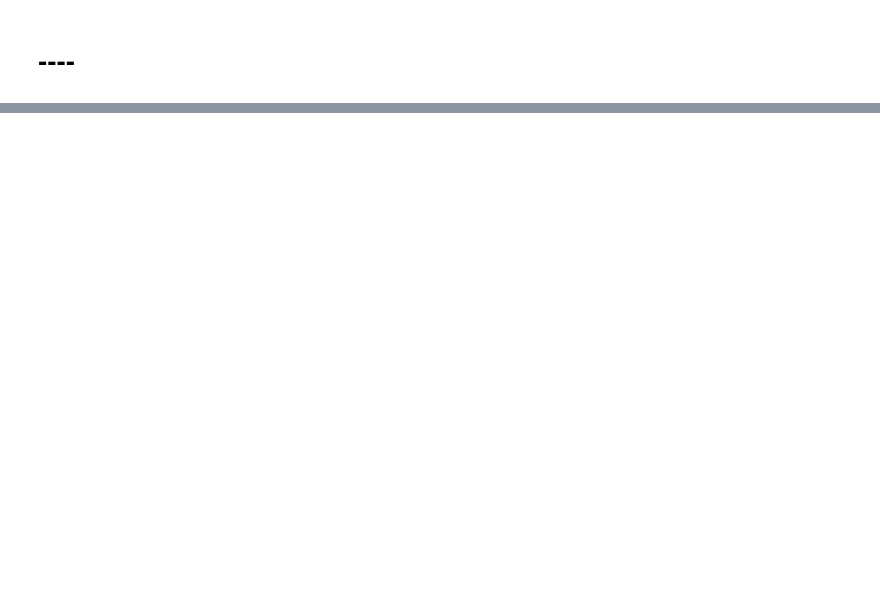
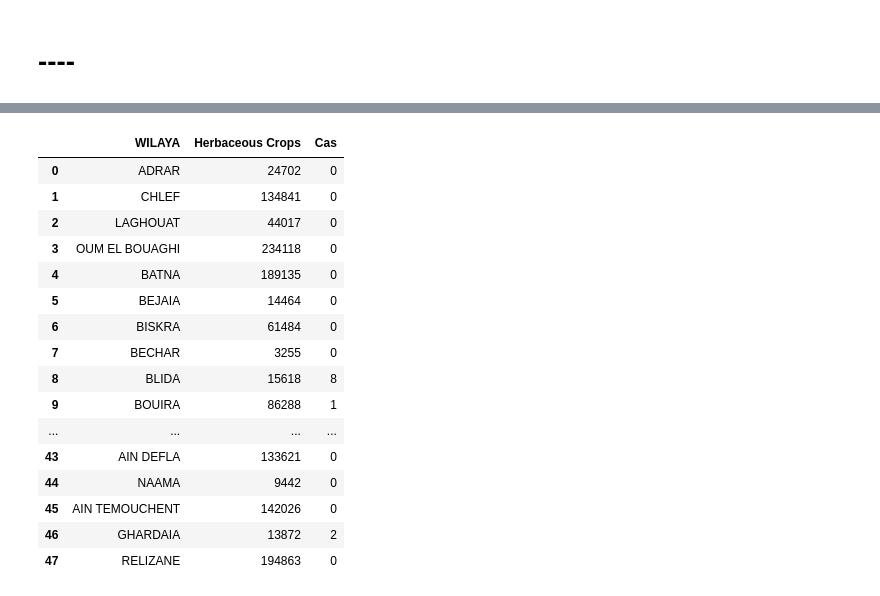
Before and after one commit to Mouadh-Bourezg/DataMiningProject, a Jupyter notebook: projectNotebook.ipynb, the cells around one changed output, grey strips where cells are left out. Drawn from its saved outputs; the diff is of its cells as text; code cells hidden in the pictures; blank space fills up the shorter version.

```diff
--- a/projectNotebook.ipynb
+++ b/projectNotebook.ipynb
@@ -29,0 +95,2 @@ array(['ADRAR', 'CHLEF', 'LAGHOUAT', 'OUM EL BOUAGHI', 'BATNA', 'BEJAIA',
+# %%
+LSD_Stats_Df.drop(columns=["Division administrative"],inplace=True)
@@ -29,0 +177,25 @@ array(['ADRAR', 'CHLEF', 'LAGHOUAT', 'OUM EL BOUAGHI', 'BATNA', 'BEJAIA',
+# %%
+merged_df = pd.merge(Herbaceous_Crops_Df, LSD_Stats_Df, on='WILAYA', how='left')
+
+# Fill missing 'Cas' values with 0
+merged_df['Cas'] = merged_df['Cas'].fillna(0).astype(int)
+
+merged_df
+# %% [output]
+|  | WILAYA | Herbaceous Crops | Cas |
+| 0 | ADRAR | 24702 | 0 |
+| 1 | CHLEF | 134841 | 0 |
+| 2 | LAGHOUAT | 44017 | 0 |
+| 3 | OUM EL BOUAGHI | 234118 | 0 |
+| 4 | BATNA | 189135 | 0 |
+| 5 | BEJAIA | 14464 | 0 |
+| 6 | BISKRA | 61484 | 0 |
+| 7 | BECHAR | 3255 | 0 |
+| 8 | BLIDA | 15618 | 8 |
+| 9 | BOUIRA | 86288 | 1 |
+| ... | ... | ... | ... |
+| 43 | AIN DEFLA | 133621 | 0 |
+| 44 | NAAMA | 9442 | 0 |
+| 45 | AIN TEMOUCHENT | 142026 | 0 |
+| 46 | GHARDAIA | 13872 | 2 |
+| 47 | RELIZANE | 194863 | 0 |
```
Also changed, not shown: parts of 17 cells of this notebook, 1 other file.
